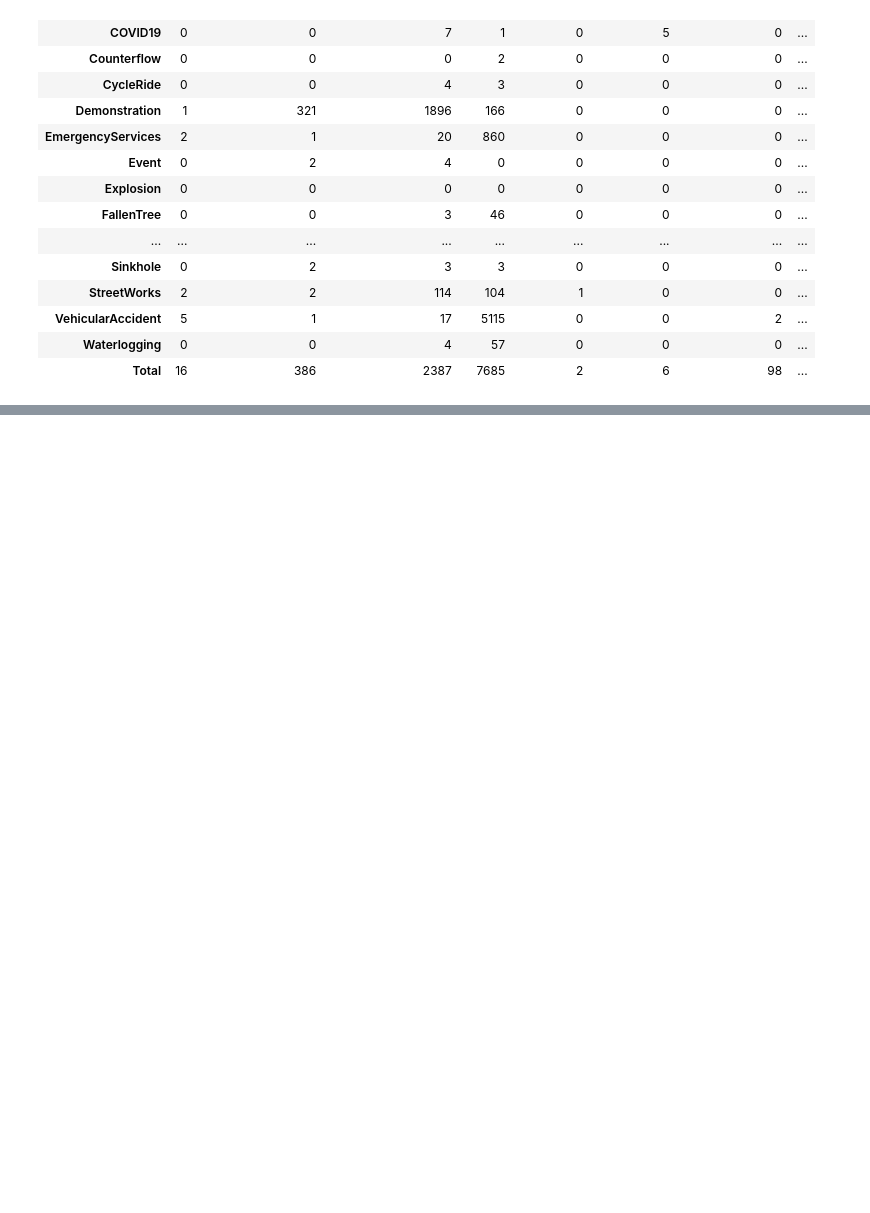
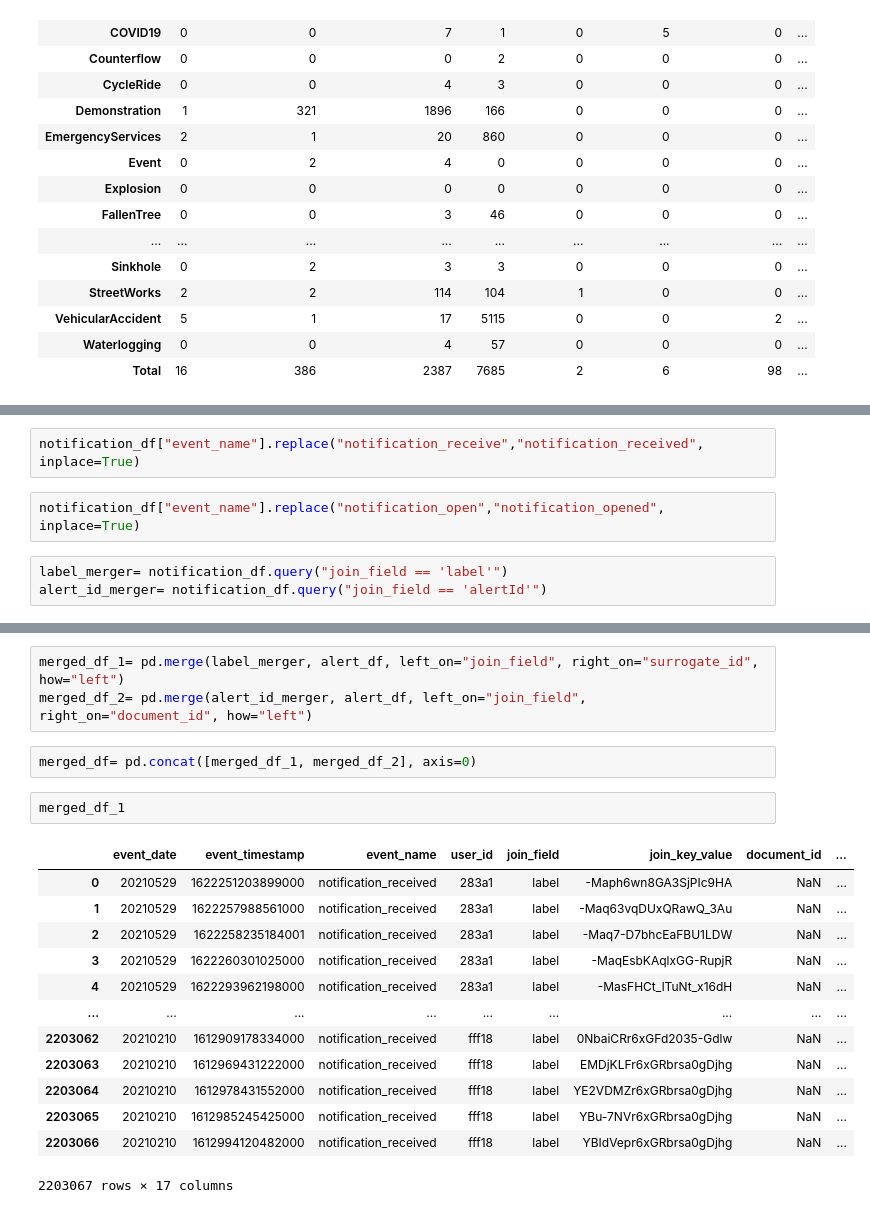
Before and after one commit to ComMutants/Capstone-WIMT, a Jupyter notebook: notebooks/WIMT_Capstone.ipynb, the cells around one changed output, grey strips where cells are left out. Saved outputs shown, nothing was run; the diff lists cells and outputs as text; blank space fills up the shorter version.

```diff
--- a/notebooks/WIMT_Capstone.ipynb
+++ b/notebooks/WIMT_Capstone.ipynb
@@ -136,0 +76,7 @@ array(['-Maps-egC8fFLZM4HR5g', '-MaqEsbKAqlxGG-RupjR',
+# %%
+notification_df["event_name"].replace("notification_receive","notification_received", inplace=True)
+# %%
+notification_df["event_name"].replace("notification_open","notification_opened", inplace=True)
+# %%
+label_merger= notification_df.query("join_field == 'label'")
+alert_id_merger= notification_df.query("join_field == 'alertId'")
@@ -136,0 +99,21 @@ array(['-Maps-egC8fFLZM4HR5g', '-MaqEsbKAqlxGG-RupjR',
+# %%
+merged_df_1= pd.merge(label_merger, alert_df, left_on="join_field", right_on="surrogate_id", how="left")
+merged_df_2= pd.merge(alert_id_merger, alert_df, left_on="join_field", right_on="document_id", how="left")
+# %%
+merged_df= pd.concat([merged_df_1, merged_df_2], axis=0)
+# %%
+merged_df_1
+# %% [output]
+|  | event_date | event_timestamp | event_name | user_id | join_field | join_key_value | document_id | ... |
+| 0 | 20210529 | 1622251203899000 | notification_received | 283a1 | label | -Maph6wn8GA3SjPIc9HA | NaN | ... |
+| 1 | 20210529 | 1622257988561000 | notification_received | 283a1 | label | -Maq63vqDUxQRawQ_3Au | NaN | ... |
+| 2 | 20210529 | 1622258235184001 | notification_received | 283a1 | label | -Maq7-D7bhcEaFBU1LDW | NaN | ... |
+| 3 | 20210529 | 1622260301025000 | notification_received | 283a1 | label | -MaqEsbKAqlxGG-RupjR | NaN | ... |
+| 4 | 20210529 | 1622293962198000 | notification_received | 283a1 | label | -MasFHCt_lTuNt_x16dH | NaN | ... |
+| ... | ... | ... | ... | ... | ... | ... | ... | ... |
+| 2203062 | 20210210 | 1612909178334000 | notification_received | fff18 | label | 0NbaiCRr6xGFd2035-Gdlw | NaN | ... |
+| 2203063 | 20210210 | 1612969431222000 | notification_received | fff18 | label | EMDjKLFr6xGRbrsa0gDjhg | NaN | ... |
+| 2203064 | 20210210 | 1612978431552000 | notification_received | fff18 | label | YE2VDMZr6xGRbrsa0gDjhg | NaN | ... |
+| 2203065 | 20210210 | 1612985245425000 | notification_received | fff18 | label | YBu-7NVr6xGRbrsa0gDjhg | NaN | ... |
+| 2203066 | 20210210 | 1612994120482000 | notification_received | fff18 | label | YBIdVepr6xGRbrsa0gDjhg | NaN | ... |
+2203067 rows × 17 columns
```
Also changed, not shown: parts of 16 cells of this notebook, 1 other file.
